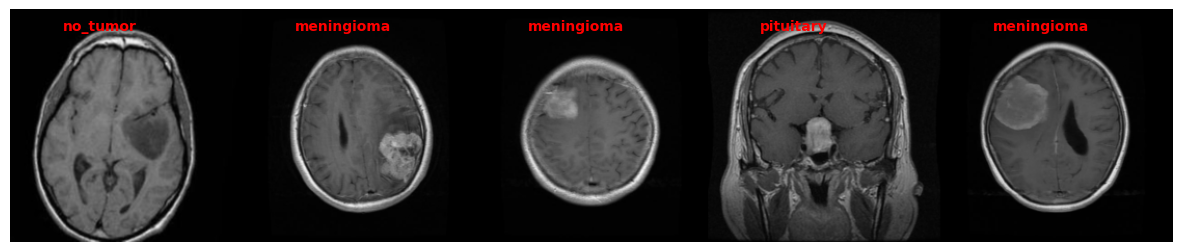
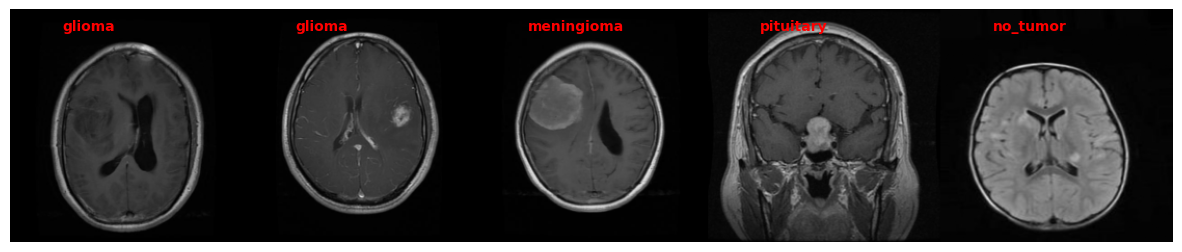
The notebook cell's code change between the first figure and the second:
--- before
+++ after
@@ -18,3 +18,4 @@
 
 plt.axis("off")
+plt.savefig("../assets/sample_batch.png")
 plt.show()

Commit: Updated README